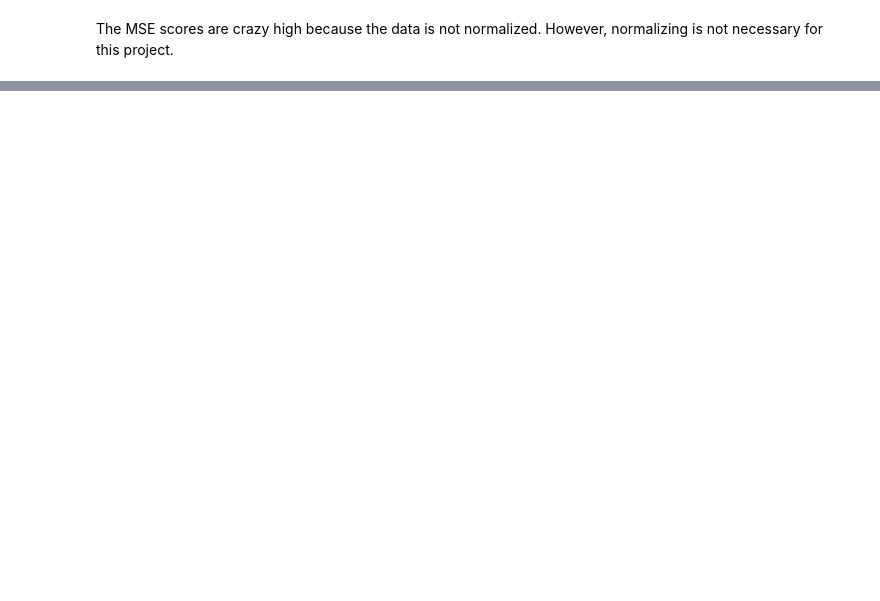
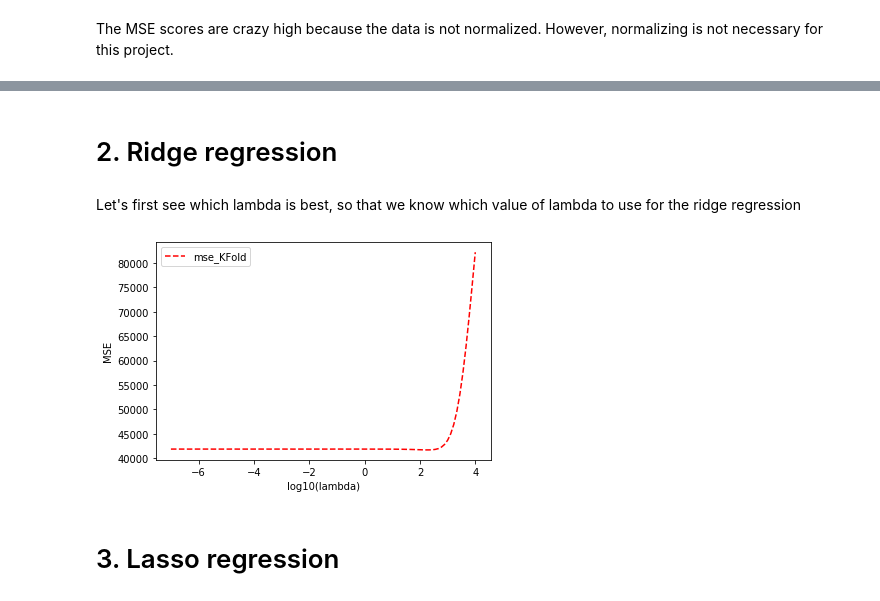
Before and after one commit to jolyndev/FYS-STK4155, a Jupyter notebook: Project1b.ipynb, the cells around one changed output, grey strips where cells are left out. Saved outputs shown, nothing was run; the diff lists cells and outputs as text; code cells hidden in the pictures; blank space fills up the shorter version.

Commit message:
worked on real data

```diff
--- a/Project1b.ipynb
+++ b/Project1b.ipynb
@@ -108,14 +110,3 @@ ValueError: cannot reshape array of size 1621351 into shape (1801,)
 # %%
 from sklearn.model_selection import train_test_split
-
-norm = 1/X.std()    #Should we normalize the data?? How about taking it back to the normal values after that?
-Xtrain, Xtest, ztrain, ztest = train_test_split(X*norm, z_1*norm, test_size=0.2)
+Xtrain, Xtest, ztrain, ztest = train_test_split(X, z_1, test_size=0.2)
-# %%
-from sklearn.preprocessing import StandardScaler
-scaler = StandardScaler()
-X_scaled = scaler.fit_transform(X)
-z_scaled = scaler.fit_transform(terrain1)
-
-z_scaled = np.ravel(z_scaled)
-
-Xtrain, Xtest, ztrain, ztest = train_test_split(X_scaled, z_scaled, test_size=0.2)
@@ -145,0 +183,5 @@ print('R2 test', R2(ztest, zpred))
+# %%
+linreg = skl.LinearRegression()
+linreg.fit(Xtrain, ztrain)
+
+ztilde2 = linreg.predict(Xtest)
@@ -145,0 +231,46 @@ print('R2 test', R2(ztest, zpred))
+# %% [markdown]
+# 2. Ridge regression
+# %% [markdown]
+Let's first see which lambda is best, so that we know which value of lambda to use for the ridge regression
+# %%
+nlambdas = 100
+lambdas = np.logspace(-7, 4, nlambdas)
+
+k = 10
+kfold = KFold(n_splits = k, shuffle=True)
+
+mse_scores_KFold = np.zeros((nlambdas, k))
+r2_scores_KFold = np.zeros((nlambdas, k))
+
+i = 0
+for lmb in lambdas:
+    betaridge1 = np.linalg.inv(Xtrain.T.dot(Xtrain)+(lmb*np.eye(len(Xtrain[0])))).dot(Xtrain.T).dot(ztrain)
+    j = 0
+    for train_inds, test_inds in kfold.split(x):
+        Xtrain_r = X[train_inds]
+        ztrain_r = z_1[train_inds]
+
+        Xtest_r = X[test_inds]
+        ztest_r = z_1[test_inds]
+
+        zpred_r = Xtest_r @ betaridge1
+
+        mse_scores_KFold[i,j] = np.sum((zpred_r - ztest_r)**2)/np.size(zpred_r)
+        #r2_scores_KFold[i,j] = 1 - np.sum((ztest_r - zpred_r) ** 2) / np.sum((ztest_r - np.mean(zpred_r)) ** 2)
+
+        j += 1
+    i += 1
+
+estimated_mse_KFold = np.mean(mse_scores_KFold, axis = 1)
+#estimated_r2_KFold = np.mean(r2_scores_KFold, axis = 1)
+
+plt.figure()
+
+plt.plot(np.log10(lambdas), estimated_mse_KFold, 'r--', label = 'mse_KFold')
+
+plt.xlabel('log10(lambda)')
+plt.ylabel('MSE')
+plt.legend()
+plt.show()
+# %% [output]
+[figure, added]
@@ -145,0 +294,2 @@ print('R2 test', R2(ztest, zpred))
+# %% [markdown]
+# 3. Lasso regression
```
Also changed, not shown: parts of 29 cells of this notebook.
